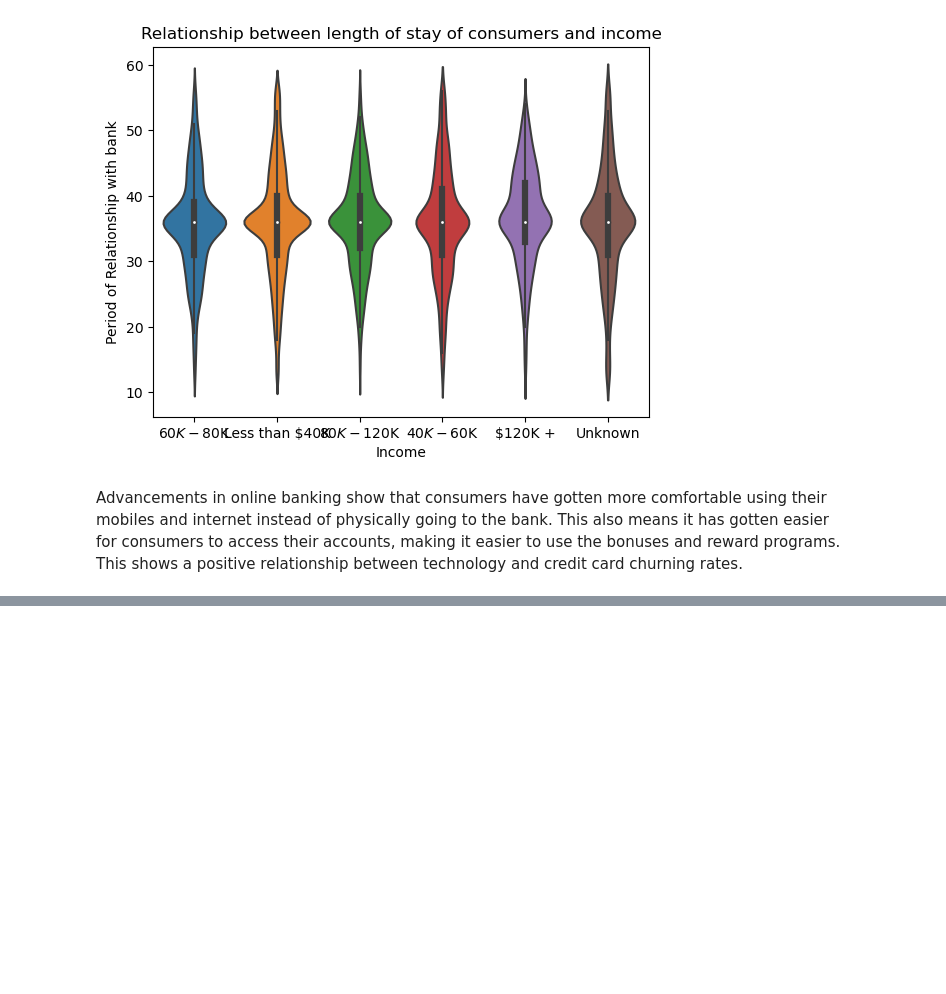
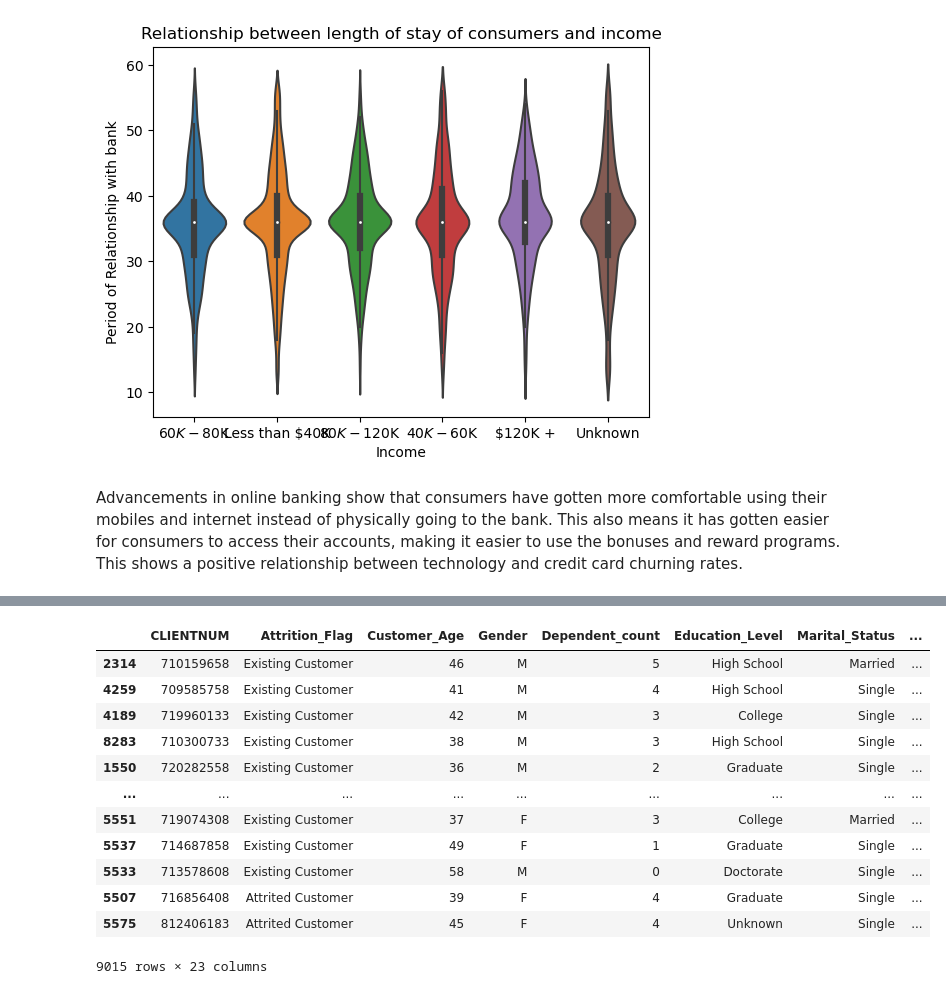
Before and after one commit to ubco-W2022T2-data301/project-group-group-20, a Jupyter notebook: analysis/analysis1.ipynb, the cells around one changed output, grey strips where cells are left out. Saved outputs shown, nothing was run; the diff lists cells and outputs as text; code cells hidden in the pictures; blank space fills up the shorter version.

```diff
--- a/analysis/analysis1.ipynb
+++ b/analysis/analysis1.ipynb
@@ -144,0 +293,22 @@ Advancements in online banking show that consumers have gotten more comfortable
+# %%
+df_method2=(pd.read_csv('BankChurners.csv')\
+            .query('Income_Category != "Unknown"')\
+            .dropna()\
+            .reset_index(drop=True)\
+            .sort_values('Credit_Limit', ascending=False)
+           )
+df_method2
+# %% [output]
+|  | CLIENTNUM | Attrition_Flag | Customer_Age | Gender | Dependent_count | Education_Level | Marital_Status | ... |
+| 2314 | 710159658 | Existing Customer | 46 | M | 5 | High School | Married | ... |
+| 4259 | 709585758 | Existing Customer | 41 | M | 4 | High School | Single | ... |
+| 4189 | 719960133 | Existing Customer | 42 | M | 3 | College | Single | ... |
+| 8283 | 710300733 | Existing Customer | 38 | M | 3 | High School | Single | ... |
+| 1550 | 720282558 | Existing Customer | 36 | M | 2 | Graduate | Single | ... |
+| ... | ... | ... | ... | ... | ... | ... | ... | ... |
+| 5551 | 719074308 | Existing Customer | 37 | F | 3 | College | Married | ... |
+| 5537 | 714687858 | Existing Customer | 49 | F | 1 | Graduate | Single | ... |
+| 5533 | 713578608 | Existing Customer | 58 | M | 0 | Doctorate | Single | ... |
+| 5507 | 716856408 | Attrited Customer | 39 | F | 4 | Graduate | Single | ... |
+| 5575 | 812406183 | Attrited Customer | 45 | F | 4 | Unknown | Single | ... |
+9015 rows × 23 columns
```
Also changed, not shown: parts of 20 cells of this notebook, 1 other file.
